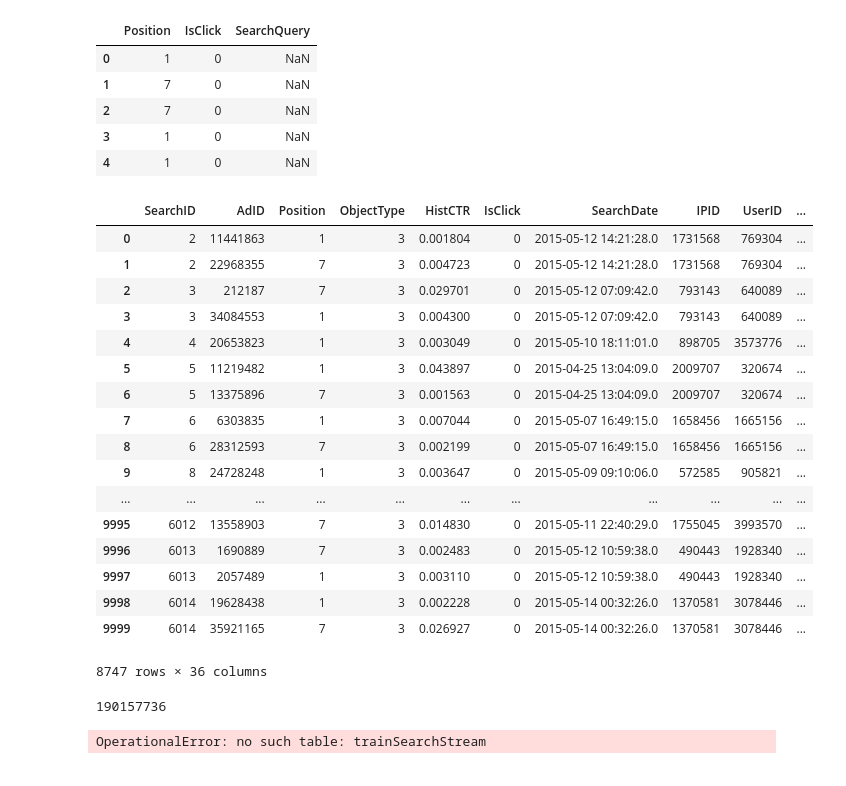
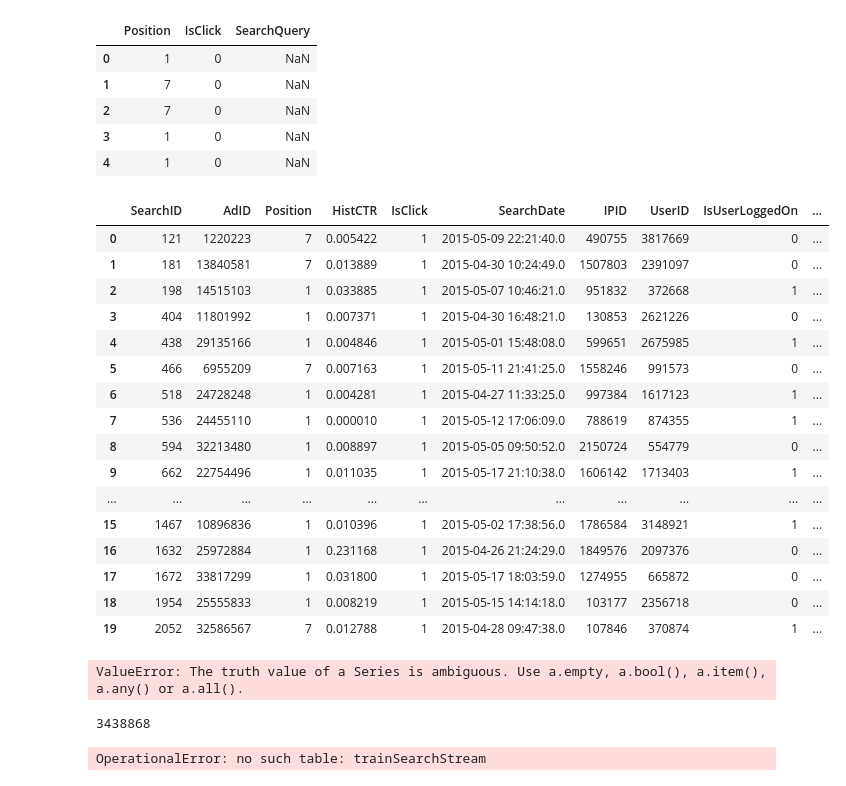
Before and after one commit to MazenAly/AdClickPrediction, a Jupyter notebook: notebooks/Avito Analytics.ipynb, the cells around one changed output. Cells and saved outputs as stored; diff of their text form; code cells hidden in the pictures.

```diff
--- a/notebooks/Avito Analytics.ipynb
+++ b/notebooks/Avito Analytics.ipynb
@@ -15,32 +15,36 @@ df.head()
 | 3 | 1 | 0 | NaN |
 | 4 | 1 | 0 | NaN |
 # %%
-df = pd.read_csv("../data/train.csv" , sep=','  , nrows = 10000)
-df[df.SearchQuery.isnull()]
+df = pd.read_csv("../data/train_sampled.csv" , sep=',' )
+#df[df.SearchQuery.isnull()]
+df.head(20)
 # %% [output]
-|  | SearchID | AdID | Position | ObjectType | HistCTR | IsClick | SearchDate | IPID | UserID | ... |
-| 0 | 2 | 11441863 | 1 | 3 | 0.001804 | 0 | 2015-05-12 14:21:28.0 | 1731568 | 769304 | ... |
-| 1 | 2 | 22968355 | 7 | 3 | 0.004723 | 0 | 2015-05-12 14:21:28.0 | 1731568 | 769304 | ... |
-| 2 | 3 | 212187 | 7 | 3 | 0.029701 | 0 | 2015-05-12 07:09:42.0 | 793143 | 640089 | ... |
-| 3 | 3 | 34084553 | 1 | 3 | 0.004300 | 0 | 2015-05-12 07:09:42.0 | 793143 | 640089 | ... |
-| 4 | 4 | 20653823 | 1 | 3 | 0.003049 | 0 | 2015-05-10 18:11:01.0 | 898705 | 3573776 | ... |
-| 5 | 5 | 11219482 | 1 | 3 | 0.043897 | 0 | 2015-04-25 13:04:09.0 | 2009707 | 320674 | ... |
-| 6 | 5 | 13375896 | 7 | 3 | 0.001563 | 0 | 2015-04-25 13:04:09.0 | 2009707 | 320674 | ... |
-| 7 | 6 | 6303835 | 1 | 3 | 0.007044 | 0 | 2015-05-07 16:49:15.0 | 1658456 | 1665156 | ... |
-| 8 | 6 | 28312593 | 7 | 3 | 0.002199 | 0 | 2015-05-07 16:49:15.0 | 1658456 | 1665156 | ... |
-| 9 | 8 | 24728248 | 1 | 3 | 0.003647 | 0 | 2015-05-09 09:10:06.0 | 572585 | 905821 | ... |
+|  | SearchID | AdID | Position | HistCTR | IsClick | SearchDate | IPID | UserID | IsUserLoggedOn | ... |
+| 0 | 121 | 1220223 | 7 | 0.005422 | 1 | 2015-05-09 22:21:40.0 | 490755 | 3817669 | 0 | ... |
+| 1 | 181 | 13840581 | 7 | 0.013889 | 1 | 2015-04-30 10:24:49.0 | 1507803 | 2391097 | 0 | ... |
+| 2 | 198 | 14515103 | 1 | 0.033885 | 1 | 2015-05-07 10:46:21.0 | 951832 | 372668 | 1 | ... |
+| 3 | 404 | 11801992 | 1 | 0.007371 | 1 | 2015-04-30 16:48:21.0 | 130853 | 2621226 | 0 | ... |
+| 4 | 438 | 29135166 | 1 | 0.004846 | 1 | 2015-05-01 15:48:08.0 | 599651 | 2675985 | 1 | ... |
+| 5 | 466 | 6955209 | 7 | 0.007163 | 1 | 2015-05-11 21:41:25.0 | 1558246 | 991573 | 0 | ... |
+| 6 | 518 | 24728248 | 1 | 0.004281 | 1 | 2015-04-27 11:33:25.0 | 997384 | 1617123 | 1 | ... |
+| 7 | 536 | 24455110 | 1 | 0.000010 | 1 | 2015-05-12 17:06:09.0 | 788619 | 874355 | 1 | ... |
+| 8 | 594 | 32213480 | 1 | 0.008897 | 1 | 2015-05-05 09:50:52.0 | 2150724 | 554779 | 0 | ... |
+| 9 | 662 | 22754496 | 1 | 0.011035 | 1 | 2015-05-17 21:10:38.0 | 1606142 | 1713403 | 1 | ... |
 | ... | ... | ... | ... | ... | ... | ... | ... | ... | ... | ... |
-| 9995 | 6012 | 13558903 | 7 | 3 | 0.014830 | 0 | 2015-05-11 22:40:29.0 | 1755045 | 3993570 | ... |
-| 9996 | 6013 | 1690889 | 7 | 3 | 0.002483 | 0 | 2015-05-12 10:59:38.0 | 490443 | 1928340 | ... |
-| 9997 | 6013 | 2057489 | 1 | 3 | 0.003110 | 0 | 2015-05-12 10:59:38.0 | 490443 | 1928340 | ... |
-| 9998 | 6014 | 19628438 | 1 | 3 | 0.002228 | 0 | 2015-05-14 00:32:26.0 | 1370581 | 3078446 | ... |
-| 9999 | 6014 | 35921165 | 7 | 3 | 0.026927 | 0 | 2015-05-14 00:32:26.0 | 1370581 | 3078446 | ... |
+| 15 | 1467 | 10896836 | 1 | 0.010396 | 1 | 2015-05-02 17:38:56.0 | 1786584 | 3148921 | 1 | ... |
+| 16 | 1632 | 25972884 | 1 | 0.231168 | 1 | 2015-04-26 21:24:29.0 | 1849576 | 2097376 | 0 | ... |
+| 17 | 1672 | 33817299 | 1 | 0.031800 | 1 | 2015-05-17 18:03:59.0 | 1274955 | 665872 | 0 | ... |
+| 18 | 1954 | 25555833 | 1 | 0.008219 | 1 | 2015-05-15 14:14:18.0 | 103177 | 2356718 | 0 | ... |
+| 19 | 2052 | 32586567 | 7 | 0.012788 | 1 | 2015-04-28 09:47:38.0 | 107846 | 370874 | 1 | ... |
-8747 rows × 36 columns
+# %%
+df[(df.IsClick != 0 | df.IsClick != 1 )]
+# %% [output]
+ValueError: The truth value of a Series is ambiguous. Use a.empty, a.bool(), a.item(), a.any() or a.all().
 # %%
-filename = '/media/mazen/E4CCCF65CCCF311A/Avito/data/train.csv'
+filename = '/media/mazen/E4CCCF65CCCF311A/Avito/data/train_sampled.csv'
 print(sum(1 for line in open(filename)))
 # %% [output]
-190157736
+3438868
 # %%
 import sqlite3
 conn = sqlite3.connect("/media/mazen/E4CCCF65CCCF311A/Avito/data/database.sqlite")
```
Also changed, not shown: 1 other file.
